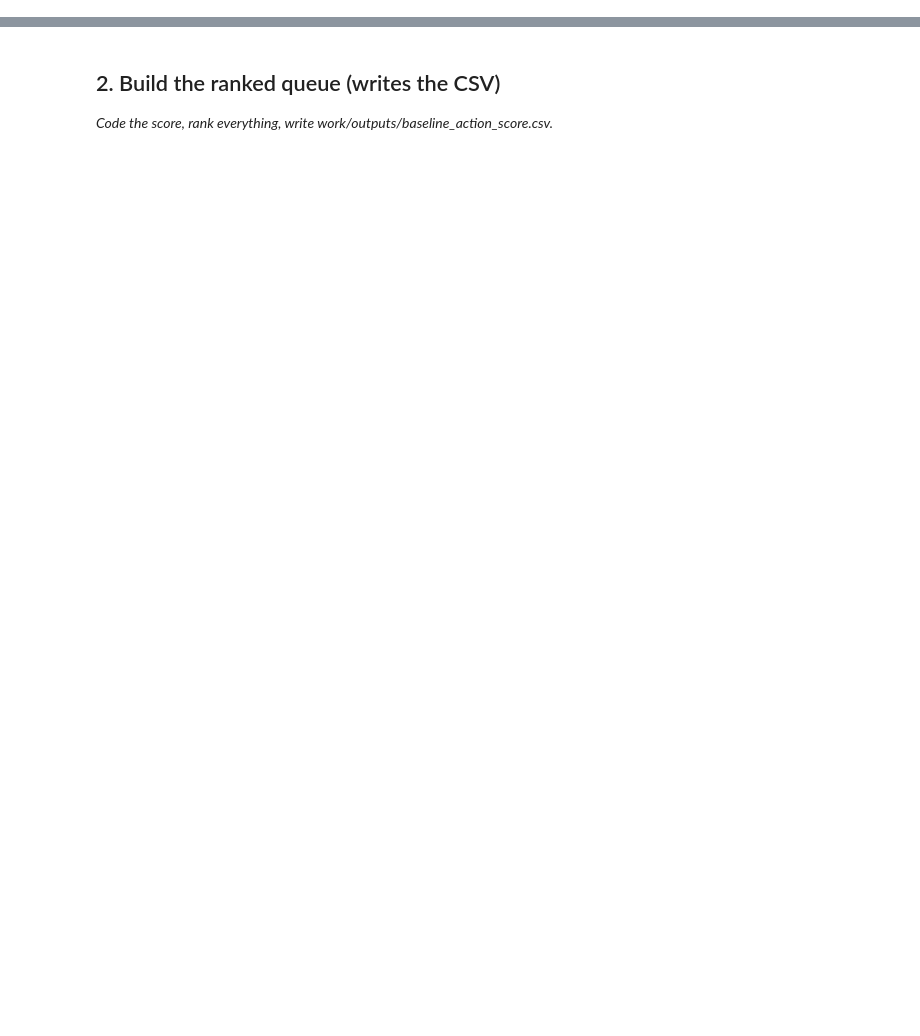
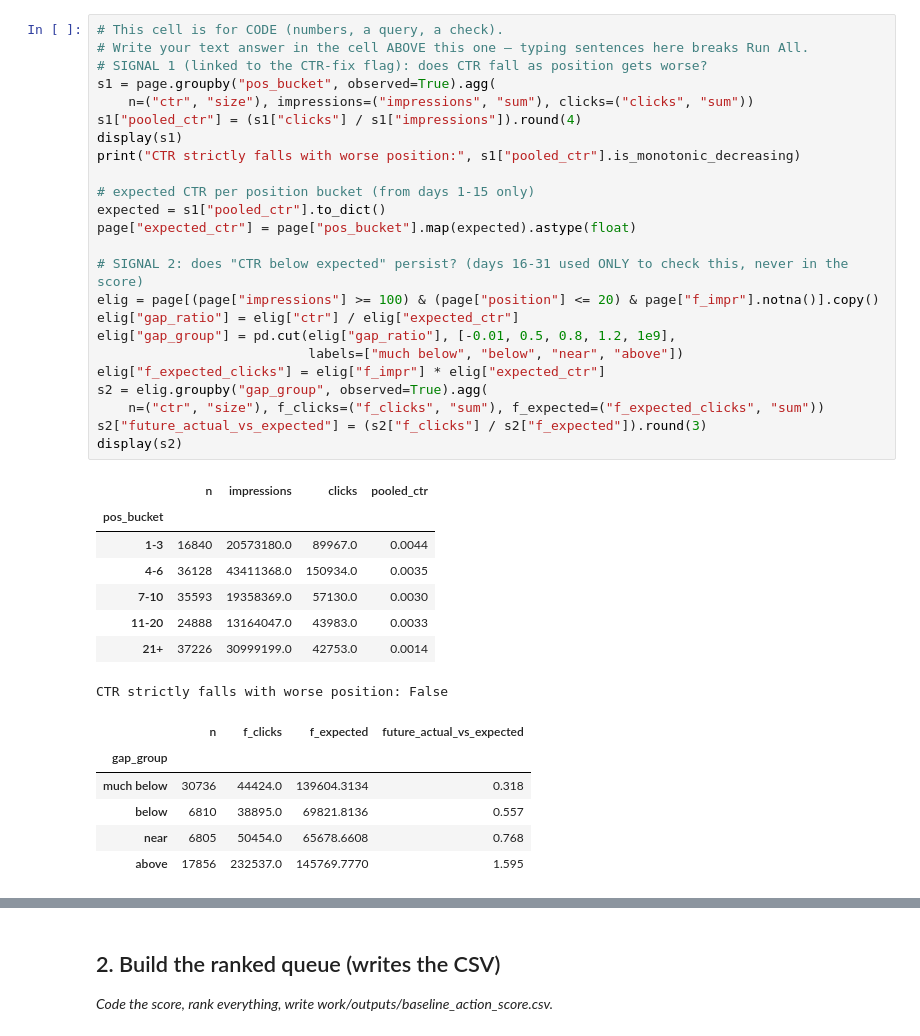
Before and after one commit to M-Abdullah-Nazeer/Flyrank-Ml-Pipeline, a Jupyter notebook: work/notebooks/w04_baseline_score.ipynb, the cells around one changed output, grey strips where cells are left out. Drawn from its saved outputs; the diff is of its cells as text; blank space fills up the shorter version.

```diff
--- a/work/notebooks/w04_baseline_score.ipynb
+++ b/work/notebooks/w04_baseline_score.ipynb
@@ -15,0 +57,39 @@ This skeleton is yours to fill. Work the sections **in order** — each one has
+# %%
+# This cell is for CODE (numbers, a query, a check).
+# Write your text answer in the cell ABOVE this one — typing sentences here breaks Run All.
+# SIGNAL 1 (linked to the CTR-fix flag): does CTR fall as position gets worse?
+s1 = page.groupby("pos_bucket", observed=True).agg(
+    n=("ctr", "size"), impressions=("impressions", "sum"), clicks=("clicks", "sum"))
+s1["pooled_ctr"] = (s1["clicks"] / s1["impressions"]).round(4)
+display(s1)
+print("CTR strictly falls with worse position:", s1["pooled_ctr"].is_monotonic_decreasing)
+
+# expected CTR per position bucket (from days 1-15 only)
+expected = s1["pooled_ctr"].to_dict()
+page["expected_ctr"] = page["pos_bucket"].map(expected).astype(float)
+
+# SIGNAL 2: does "CTR below expected" persist? (days 16-31 used ONLY to check this, never in the score)
+elig = page[(page["impressions"] >= 100) & (page["position"] <= 20) & page["f_impr"].notna()].copy()
+elig["gap_ratio"] = elig["ctr"] / elig["expected_ctr"]
+elig["gap_group"] = pd.cut(elig["gap_ratio"], [-0.01, 0.5, 0.8, 1.2, 1e9],
+                           labels=["much below", "below", "near", "above"])
+elig["f_expected_clicks"] = elig["f_impr"] * elig["expected_ctr"]
+s2 = elig.groupby("gap_group", observed=True).agg(
+    n=("ctr", "size"), f_clicks=("f_clicks", "sum"), f_expected=("f_expected_clicks", "sum"))
+s2["future_actual_vs_expected"] = (s2["f_clicks"] / s2["f_expected"]).round(3)
+display(s2)
+# %% [output]
+|  | n | impressions | clicks | pooled_ctr |
+| pos_bucket |  |  |  |  |
+| 1-3 | 16840 | 20573180.0 | 89967.0 | 0.0044 |
+| 4-6 | 36128 | 43411368.0 | 150934.0 | 0.0035 |
+| 7-10 | 35593 | 19358369.0 | 57130.0 | 0.0030 |
+| 11-20 | 24888 | 13164047.0 | 43983.0 | 0.0033 |
+| 21+ | 37226 | 30999199.0 | 42753.0 | 0.0014 |
+CTR strictly falls with worse position: False
+|  | n | f_clicks | f_expected | future_actual_vs_expected |
+| gap_group |  |  |  |  |
+| much below | 30736 | 44424.0 | 139604.3134 | 0.318 |
+| below | 6810 | 38895.0 | 69821.8136 | 0.557 |
+| near | 6805 | 50454.0 | 65678.6608 | 0.768 |
+| above | 17856 | 232537.0 | 145769.7770 | 1.595 |
```
Also changed, not shown: parts of 15 cells of this notebook.
